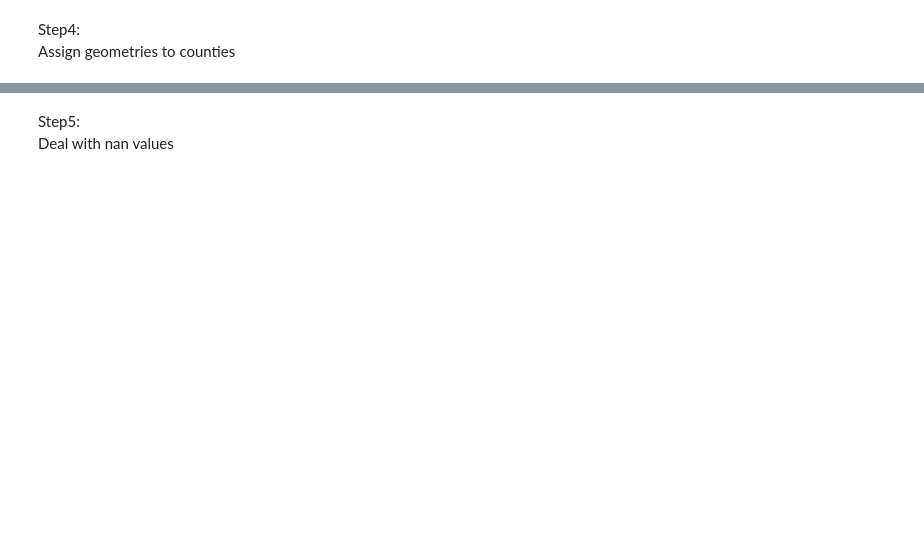
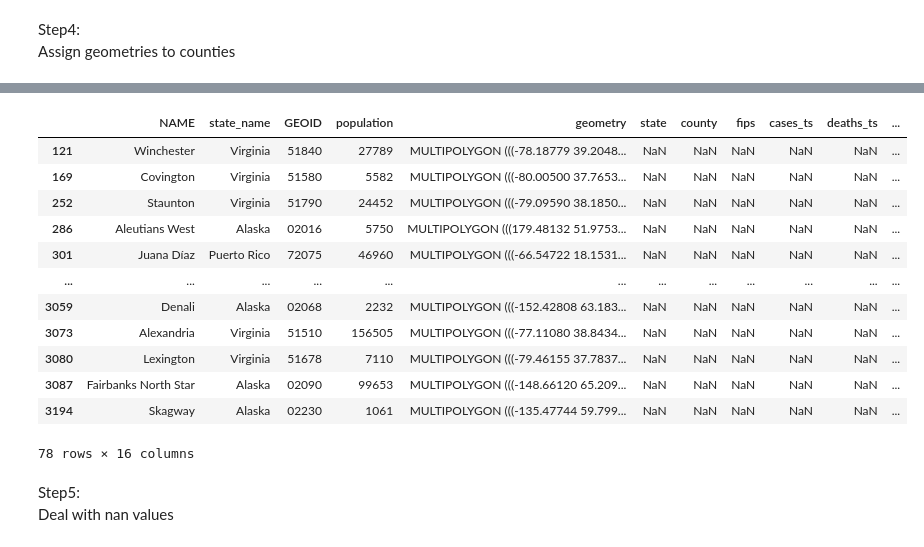
Before and after one commit to cybergis/wherecovid19_webapp, a Jupyter notebook: preprocessing/counties_new.ipynb, the cells around one changed output, grey strips where cells are left out. Cells and saved outputs as stored; diff of their text form; code cells hidden in the pictures; blank space fills up the shorter version.

```diff
--- a/preprocessing/counties_new.ipynb
+++ b/preprocessing/counties_new.ipynb
@@ -101,5 +172,5 @@ Step4:
 Assign geometries to counties
 # %%
 # Merge case dataframe and geometry
-final_df = pd.merge(old_counties_geojson_df[["NAME", "state_name", "GEOID", "population", "geometry"]], report_df, how='left', left_on=['NAME','state_name'], right_on = ['county','state'])
+final_df = pd.merge(old_counties_geojson_df, report_df, how='left', left_on=['NAME','state_name'], right_on = ['county','state'])
 final_df.columns
@@ -106,3 +188,19 @@ final_df.columns
+# %%
+final_df[final_df["cases_ts"].isna()==True]
+# %% [output]
+|  | NAME | state_name | GEOID | population | geometry | state | county | fips | cases_ts | deaths_ts | ... |
+| 121 | Winchester | Virginia | 51840 | 27789 | MULTIPOLYGON (((-78.18779 39.2048... | NaN | NaN | NaN | NaN | NaN | ... |
+| 169 | Covington | Virginia | 51580 | 5582 | MULTIPOLYGON (((-80.00500 37.7653... | NaN | NaN | NaN | NaN | NaN | ... |
+| 252 | Staunton | Virginia | 51790 | 24452 | MULTIPOLYGON (((-79.09590 38.1850... | NaN | NaN | NaN | NaN | NaN | ... |
+| 286 | Aleutians West | Alaska | 02016 | 5750 | MULTIPOLYGON (((179.48132 51.9753... | NaN | NaN | NaN | NaN | NaN | ... |
+| 301 | Juana Díaz | Puerto Rico | 72075 | 46960 | MULTIPOLYGON (((-66.54722 18.1531... | NaN | NaN | NaN | NaN | NaN | ... |
+| ... | ... | ... | ... | ... | ... | ... | ... | ... | ... | ... | ... |
+| 3059 | Denali | Alaska | 02068 | 2232 | MULTIPOLYGON (((-152.42808 63.183... | NaN | NaN | NaN | NaN | NaN | ... |
+| 3073 | Alexandria | Virginia | 51510 | 156505 | MULTIPOLYGON (((-77.11080 38.8434... | NaN | NaN | NaN | NaN | NaN | ... |
+| 3080 | Lexington | Virginia | 51678 | 7110 | MULTIPOLYGON (((-79.46155 37.7837... | NaN | NaN | NaN | NaN | NaN | ... |
+| 3087 | Fairbanks North Star | Alaska | 02090 | 99653 | MULTIPOLYGON (((-148.66120 65.209... | NaN | NaN | NaN | NaN | NaN | ... |
+| 3194 | Skagway | Alaska | 02230 | 1061 | MULTIPOLYGON (((-135.47744 59.799... | NaN | NaN | NaN | NaN | NaN | ... |
+78 rows × 16 columns
 # %% [markdown]
 Step5:
 Deal with nan values
```
Also changed, not shown: parts of 16 cells of this notebook.
